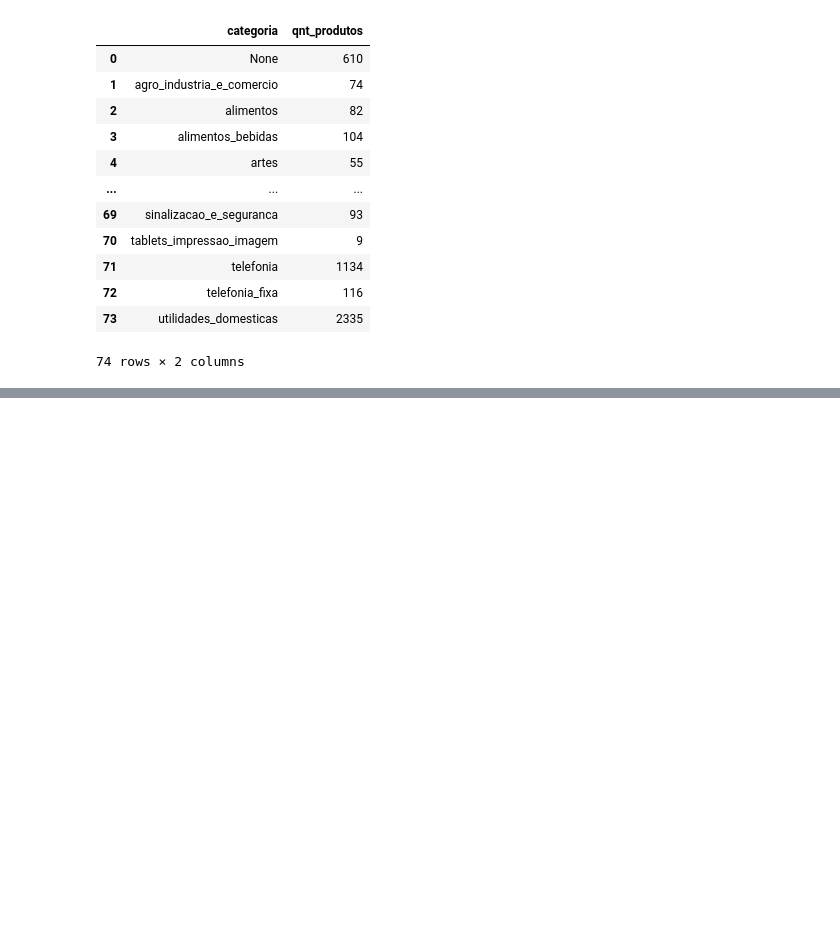
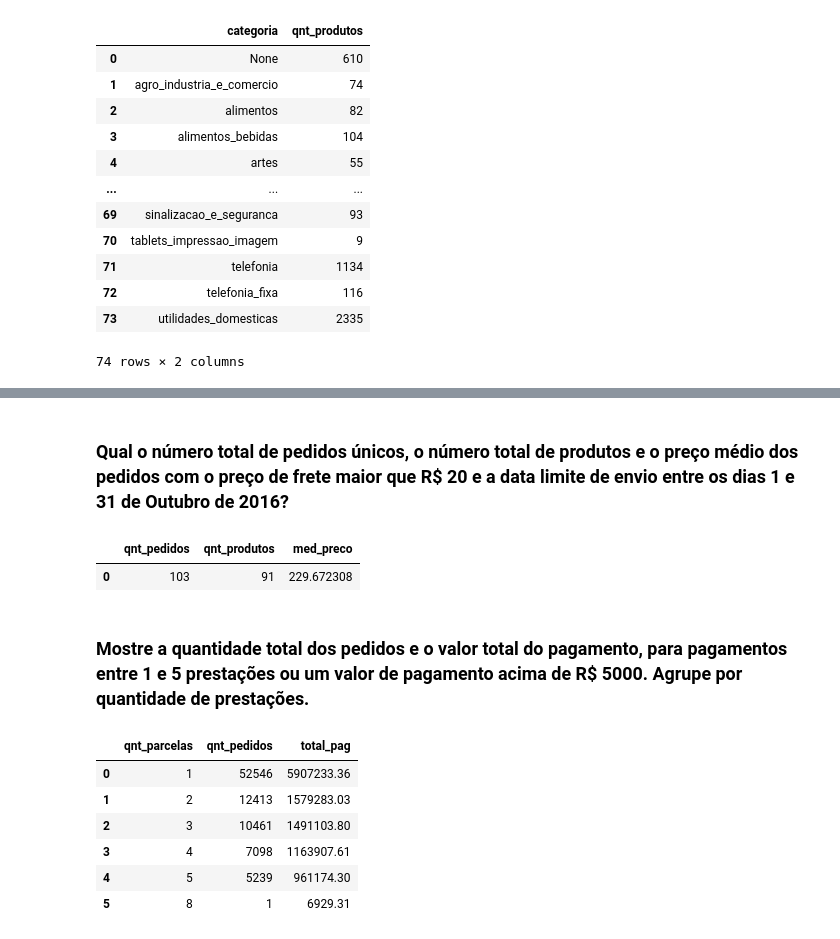
Before and after one commit to C41m/C41m-sql_ecommerce, a Jupyter notebook: sql.ipynb, the cells around one changed output, grey strips where cells are left out. Drawn from its saved outputs; the diff is of its cells as text; code cells hidden in the pictures; blank space fills up the shorter version.

```diff
--- a/sql.ipynb
+++ b/sql.ipynb
@@ -1098,0 +1161,63 @@ display(df)
+# %% [markdown]
+### Qual o número total de pedidos únicos, o número total de produtos e o preço médio dos pedidos com o preço de frete maior que R$ 20 e a data limite de envio entre os dias 1 e 31 de Outubro de 2016?
+# %%
+cursor.execute(
+  """
+  SELECT
+    COUNT(DISTINCT oi.order_id) AS qnt_pedidos,
+    COUNT(DISTINCT oi.product_id) AS qnt_produtos,
+    AVG(oi.price) AS med_preco
+  FROM
+    order_items oi
+  WHERE
+    (oi.freight_value > 20)
+    AND (
+      DATE (shipping_limit_date) >= "2016-10-01"
+      AND DATE (shipping_limit_date) <= "2016-10-31"
+    )
+  """
+)
+
+rows = cursor.fetchall()
+
+df = pd.DataFrame(rows, columns=["qnt_pedidos", "qnt_produtos", "med_preco"])
+
+display(df)
+# %% [output]
+|  | qnt_pedidos | qnt_produtos | med_preco |
+| 0 | 103 | 91 | 229.672308 |
+# %% [markdown]
+### Mostre a quantidade total dos pedidos e o valor total do pagamento, para pagamentos entre 1 e 5 prestações ou um valor de pagamento acima de R$ 5000. Agrupe por quantidade de prestações.
+# %%
+cursor.execute(
+  """
+  SELECT
+    op.payment_installments AS qnt_parcelas,
+    COUNT(op.order_id) AS qnt_pedidos,
+    SUM(op.payment_value) AS total_pag
+  FROM
+    order_payments op
+  WHERE
+    (
+      op.payment_installments >= 1
+      AND op.payment_installments <= 5
+    )
+    OR payment_value > 5000
+  GROUP BY
+    op.payment_installments
+  """
+)
+
+rows = cursor.fetchall()
+
+df = pd.DataFrame(rows, columns=["qnt_parcelas", "qnt_pedidos", "total_pag"])
+
+display(df)
+# %% [output]
+|  | qnt_parcelas | qnt_pedidos | total_pag |
+| 0 | 1 | 52546 | 5907233.36 |
+| 1 | 2 | 12413 | 1579283.03 |
+| 2 | 3 | 10461 | 1491103.80 |
+| 3 | 4 | 7098 | 1163907.61 |
+| 4 | 5 | 5239 | 961174.30 |
+| 5 | 8 | 1 | 6929.31 |
```
Also changed, not shown: parts of 7 cells of this notebook, 1 other file.
